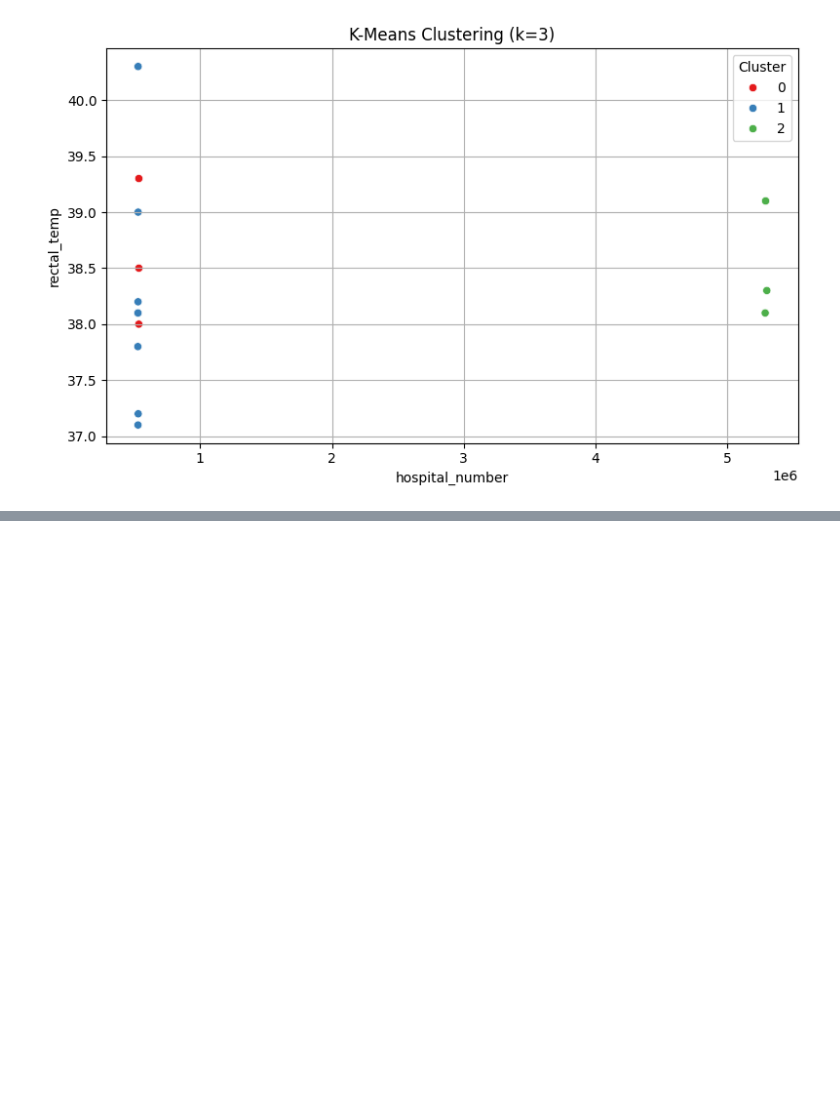
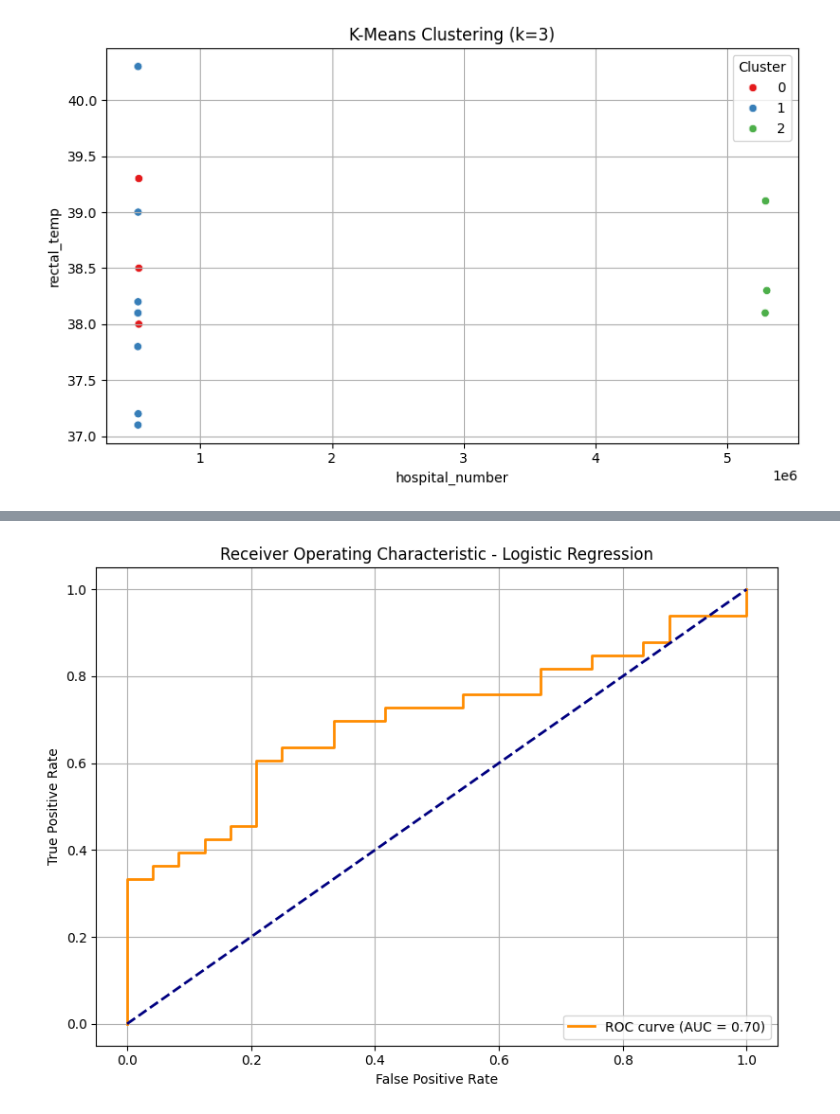
Before and after one commit to HarshitGoel5/22BDS0189, a Jupyter notebook: 22BDS0189.ipynb, the cells around one changed output, grey strips where cells are left out. Cells and saved outputs as stored; diff of their text form; code cells hidden in the pictures; blank space fills up the shorter version.

```diff
--- a/22BDS0189.ipynb
+++ b/22BDS0189.ipynb
@@ -844,0 +1146,86 @@ else:
+# %%
+# Import necessary libraries
+import pandas as pd
+import numpy as np
+import matplotlib.pyplot as plt
+import seaborn as sns
+
+from sklearn.linear_model import LogisticRegression
+from sklearn.model_selection import train_test_split
+from sklearn.metrics import (
+    accuracy_score, confusion_matrix, classification_report,
+    roc_curve, roc_auc_score
+)
+from sklearn.preprocessing import StandardScaler
+
+
+# Load the dataset if not already loaded
+if 'df' not in globals():
+    df = pd.read_csv("https://raw.githubusercontent.com/salemprakash/EDA/main/Data/horse.csv")
+
+# Choose 'surgical_lesion' as the target variable (binary: yes/no)
+# Choose relevant numeric features as independent variables
+# Let's select a few numeric columns that might be related to surgical lesion
+features = ['rectal_temp', 'pulse', 'respiratory_rate', 'packed_cell_volume', 'total_protein']
+target = 'surgical_lesion'
+
+# Ensure all selected features exist and are numeric, and the target exists
+available_columns = df.columns.tolist()
+numeric_features = [col for col in features if col in available_columns and pd.api.types.is_numeric_dtype(df[col])]
+
+if target not in available_columns:
+    print(f"Error: Target column '{target}' not found in the DataFrame.")
+elif not numeric_features:
+    print("Error: No valid numeric features found in the selected columns.")
+else:
+    X = df[numeric_features]
+    y = df[target]
+
+    # Handle missing values in features and target by dropping rows
+    data = pd.concat([X, y], axis=1).dropna()
+    X = data[numeric_features]
+    y = data[target]
+
+    # Convert target to binary (0 and 1) if it's not already
+    # 'surgical_lesion' is 'yes' or 'no'
+    y_binary = y.apply(lambda x: 1 if x == 'yes' else 0)
+
+
+    # Standardize numeric features
+    scaler = StandardScaler()
+    X_scaled = scaler.fit_transform(X)
+    X_scaled_df = pd.DataFrame(X_scaled, columns=numeric_features)
+
+
+    # Train-test split
+    X_train, X_test, y_train, y_test = train_test_split(X_scaled_df, y_binary, test_size=0.3, random_state=123, stratify=y_binary) # Added stratify
+
+
+    # Logistic Regression
+    model = LogisticRegression(max_iter=1000)
+    model.fit(X_train, y_train)
+
+    # Prediction
+    y_pred = model.predict(X_test)
+    y_prob = model.predict_proba(X_test)[:, 1]
+
+    # Evaluation
+    print("\nAccuracy Score:", accuracy_score(y_test, y_pred))
+    print("\nConfusion Matrix:\n", confusion_matrix(y_test, y_pred))
+    print("\nClassification Report:\n", classification_report(y_test, y_pred))
+
+    # ROC Curve
+    fpr, tpr, thresholds = roc_curve(y_test, y_prob)
+    auc = roc_auc_score(y_test, y_prob)
+
+    plt.figure(figsize=(8, 6))
+    plt.plot(fpr, tpr, color='darkorange', lw=2, label='ROC curve (AUC = %0.2f)' % auc)
+    plt.plot([0, 1], [0, 1], color='navy', lw=2, linestyle='--')
+    plt.xlabel('False Positive Rate')
+    plt.ylabel('True Positive Rate')
+    plt.title('Receiver Operating Characteristic - Logistic Regression')
+    plt.legend(loc="lower right")
+    plt.grid(True)
+    plt.tight_layout()
+    plt.show()
+# %% [output]
@@ -844,0 +1247 @@ else:
+[figure, added]
```
Also changed, not shown: parts of 8 cells of this notebook.
